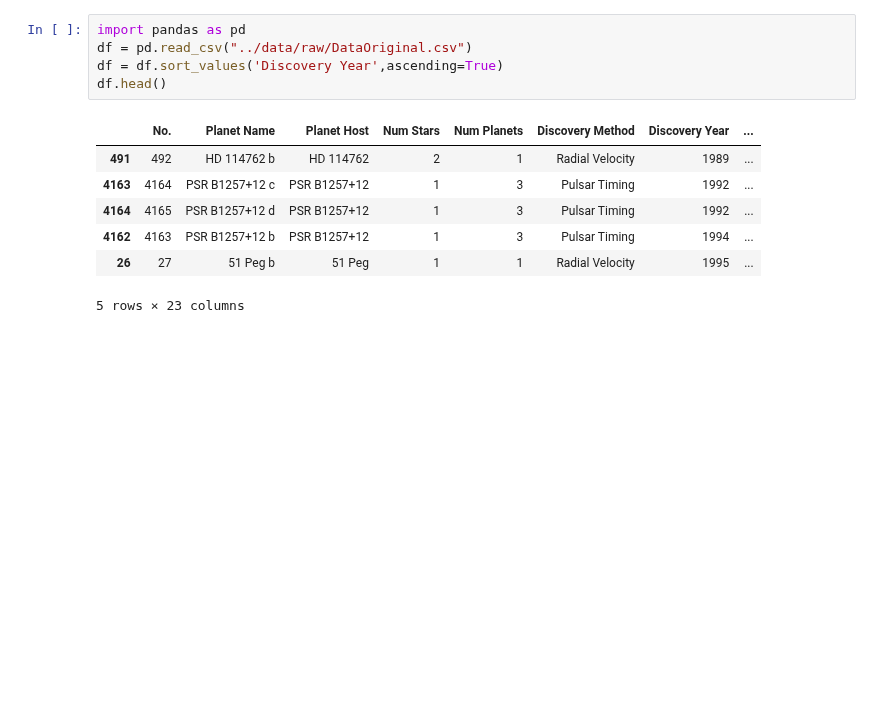
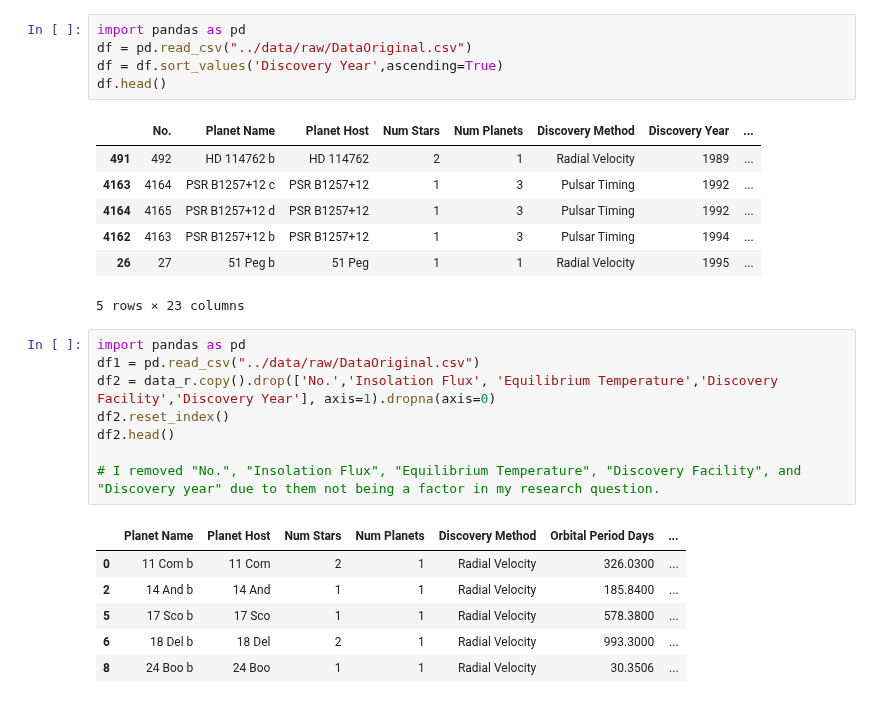
Before and after one commit to ubco-W2022T1-cosc301/project-group35, a Jupyter notebook: notebooks/analysis1.ipynb, the cells around one changed output. Cells and saved outputs as stored; diff of their text form; blank space fills up the shorter version.

```diff
--- a/notebooks/analysis1.ipynb
+++ b/notebooks/analysis1.ipynb
@@ -101,3 +122,18 @@ df.head()
 | 4162 | 4163 | PSR B1257+12 b | PSR B1257+12 | 1 | 3 | Pulsar Timing | 1994 | ... |
 | 26 | 27 | 51 Peg b | 51 Peg | 1 | 1 | Radial Velocity | 1995 | ... |
 5 rows × 23 columns
+# %%
+import pandas as pd
+df1 = pd.read_csv("../data/raw/DataOriginal.csv")
+df2 = data_r.copy().drop(['No.','Insolation Flux', 'Equilibrium Temperature','Discovery Facility','Discovery Year'], axis=1).dropna(axis=0)
+df2.reset_index()
+df2.head()
+
+# I removed "No.", "Insolation Flux", "Equilibrium Temperature", "Discovery Facility", and "Discovery year" due to them not being a factor in my research question.
+# %% [output]
+|  | Planet Name | Planet Host | Num Stars | Num Planets | Discovery Method | Orbital Period Days | ... |
+| 0 | 11 Com b | 11 Com | 2 | 1 | Radial Velocity | 326.0300 | ... |
+| 2 | 14 And b | 14 And | 1 | 1 | Radial Velocity | 185.8400 | ... |
+| 5 | 17 Sco b | 17 Sco | 1 | 1 | Radial Velocity | 578.3800 | ... |
+| 6 | 18 Del b | 18 Del | 2 | 1 | Radial Velocity | 993.3000 | ... |
+| 8 | 24 Boo b | 24 Boo | 1 | 1 | Radial Velocity | 30.3506 | ... |
```
Also changed, not shown: parts of 5 cells of this notebook, 3 other files.
